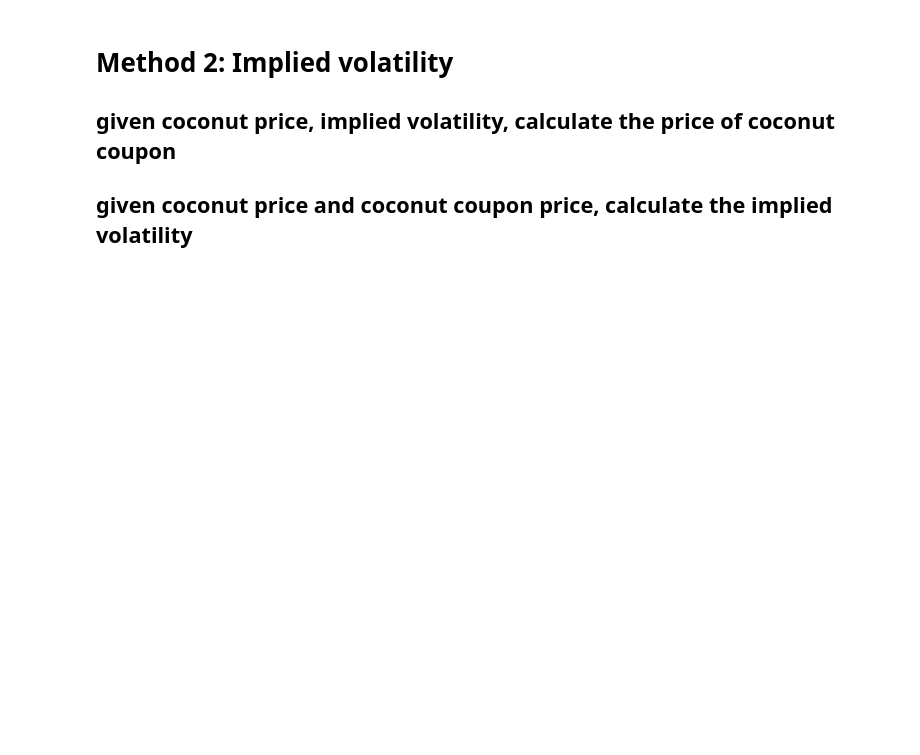
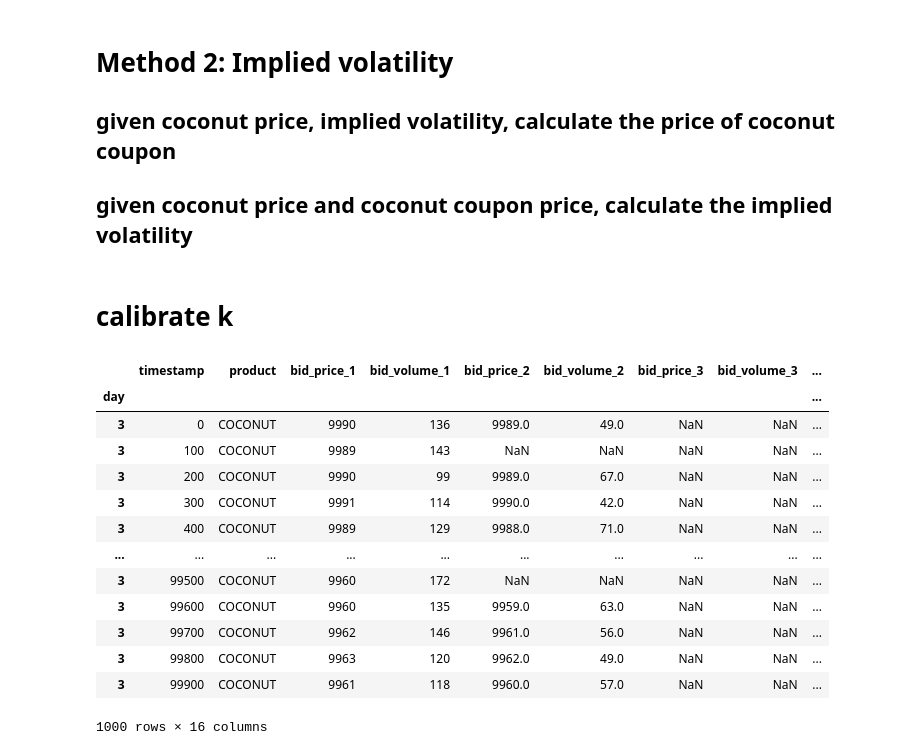
Before and after one commit to kaiwenShen/imc_prosperity_2024, a Jupyter notebook: round4_playground.ipynb, the cells around one changed output. Saved outputs shown, nothing was run; the diff lists cells and outputs as text; code cells hidden in the pictures; blank space fills up the shorter version.

```diff
--- a/round4_playground.ipynb
+++ b/round4_playground.ipynb
@@ -344,3 +344,5 @@ spread.rolling(100).std().plot()
 # Method 2: Implied volatility
 ## given coconut price, implied volatility, calculate the price of coconut coupon
 ## given coconut price and coconut coupon price, calculate the implied volatility
+# %% [markdown]
+# calibrate k
@@ -346,0 +353,17 @@ spread.rolling(100).std().plot()
+# %%
+better[better['product']=='COCONUT']
+# %% [output]
+|  | timestamp | product | bid_price_1 | bid_volume_1 | bid_price_2 | bid_volume_2 | bid_price_3 | bid_volume_3 | ... |
+| day |  |  |  |  |  |  |  |  | ... |
+| 3 | 0 | COCONUT | 9990 | 136 | 9989.0 | 49.0 | NaN | NaN | ... |
+| 3 | 100 | COCONUT | 9989 | 143 | NaN | NaN | NaN | NaN | ... |
+| 3 | 200 | COCONUT | 9990 | 99 | 9989.0 | 67.0 | NaN | NaN | ... |
+| 3 | 300 | COCONUT | 9991 | 114 | 9990.0 | 42.0 | NaN | NaN | ... |
+| 3 | 400 | COCONUT | 9989 | 129 | 9988.0 | 71.0 | NaN | NaN | ... |
+| ... | ... | ... | ... | ... | ... | ... | ... | ... | ... |
+| 3 | 99500 | COCONUT | 9960 | 172 | NaN | NaN | NaN | NaN | ... |
+| 3 | 99600 | COCONUT | 9960 | 135 | 9959.0 | 63.0 | NaN | NaN | ... |
+| 3 | 99700 | COCONUT | 9962 | 146 | 9961.0 | 56.0 | NaN | NaN | ... |
+| 3 | 99800 | COCONUT | 9963 | 120 | 9962.0 | 49.0 | NaN | NaN | ... |
+| 3 | 99900 | COCONUT | 9961 | 118 | 9960.0 | 57.0 | NaN | NaN | ... |
+1000 rows × 16 columns
```
Also changed, not shown: parts of 8 cells of this notebook, 1 other file.
